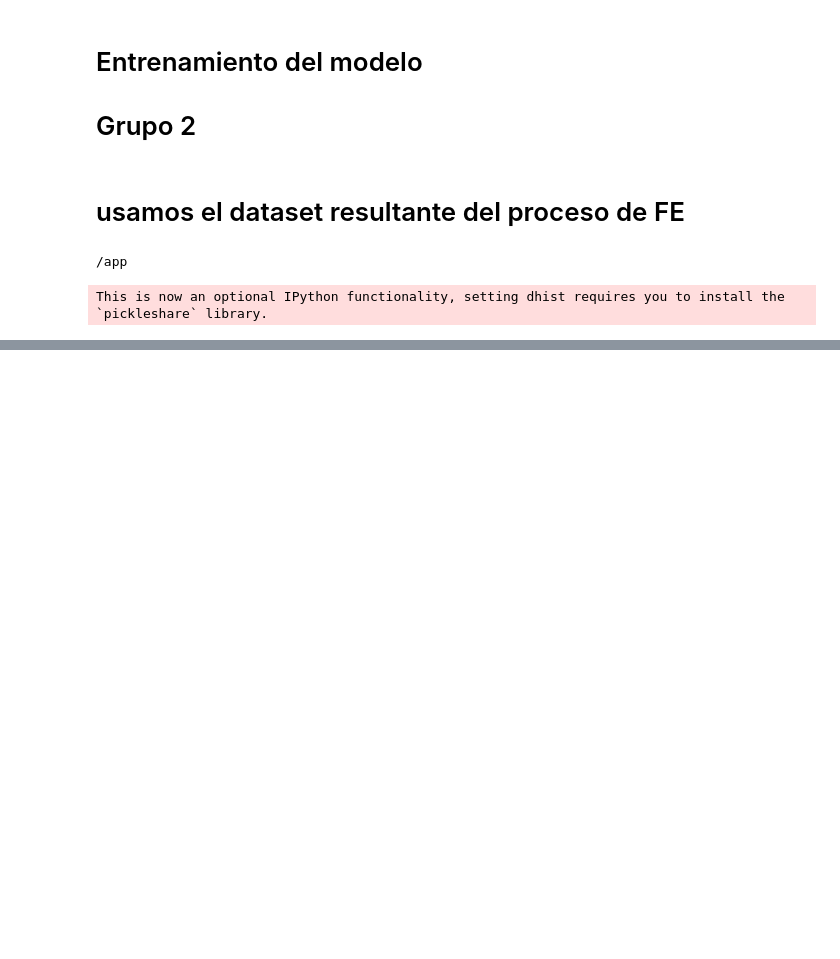
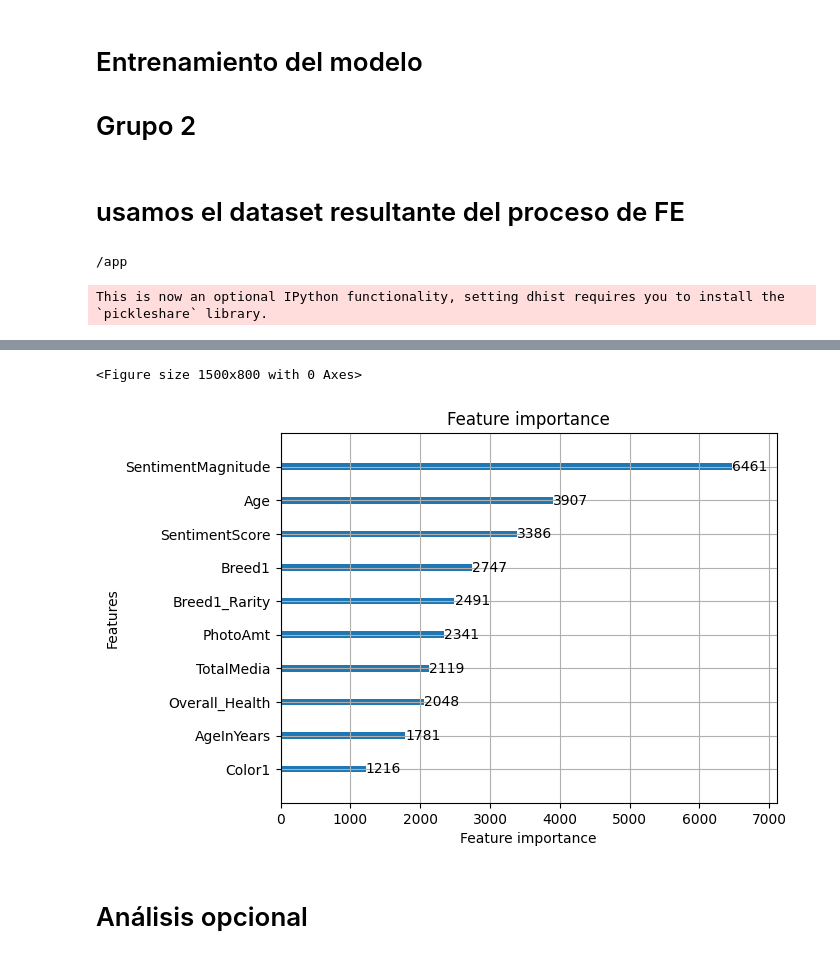
Before and after one commit to lmbsoft/mcd24-labo2, a Jupyter notebook: grupo2-Train-Tabulares.ipynb, the cells around one changed output, grey strips where cells are left out. Saved outputs shown, nothing was run; the diff lists cells and outputs as text; code cells hidden in the pictures; blank space fills up the shorter version.

```diff
--- a/grupo2-Train-Tabulares.ipynb
+++ b/grupo2-Train-Tabulares.ipynb
@@ -264,3 +287,18 @@ weighted avg       0.41      0.41      0.40      2999
 Total de datos en el dataset de entrenamiento: 11994
 Datos utilizados en el entrenamiento actual: 11994
 Porcentaje de datos utilizados: 100.00%
+# %%
+importance_df = pd.DataFrame({
+    'feature': lgb_model.feature_name(),
+    'importance': lgb_model.feature_importance()
+}).sort_values('importance', ascending=False)
+
+# Mostrar las 10 características más importantes
+plt.figure(figsize=(15, 8))
+lgb.plot_importance(lgb_model, max_num_features=10)
+plt.show()
+# %% [output]
+<Figure size 1500x800 with 0 Axes>
+[figure, added]
+# %% [markdown]
+# Análisis opcional
```
Also changed, not shown: parts of 15 cells of this notebook, 7 other files.
